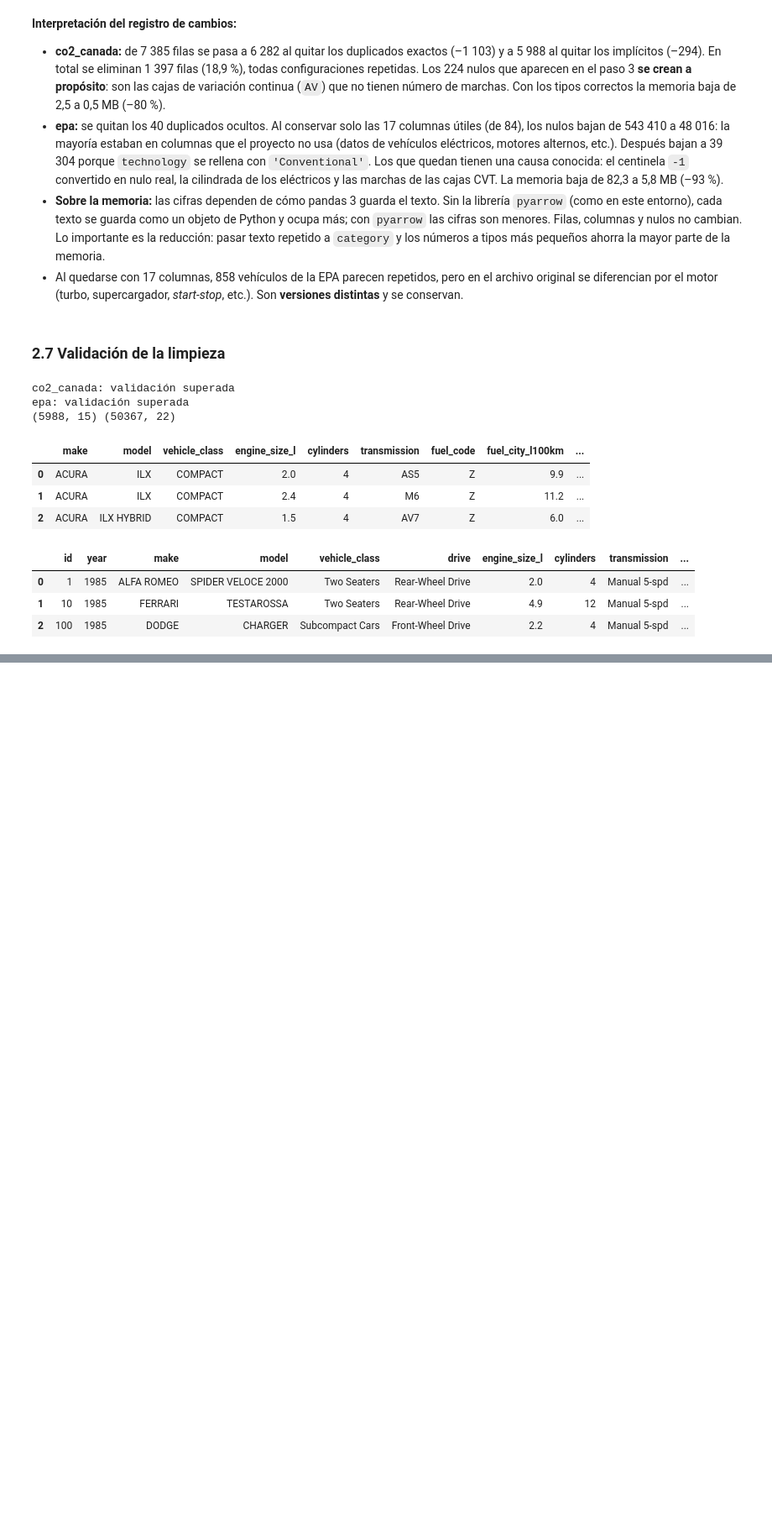
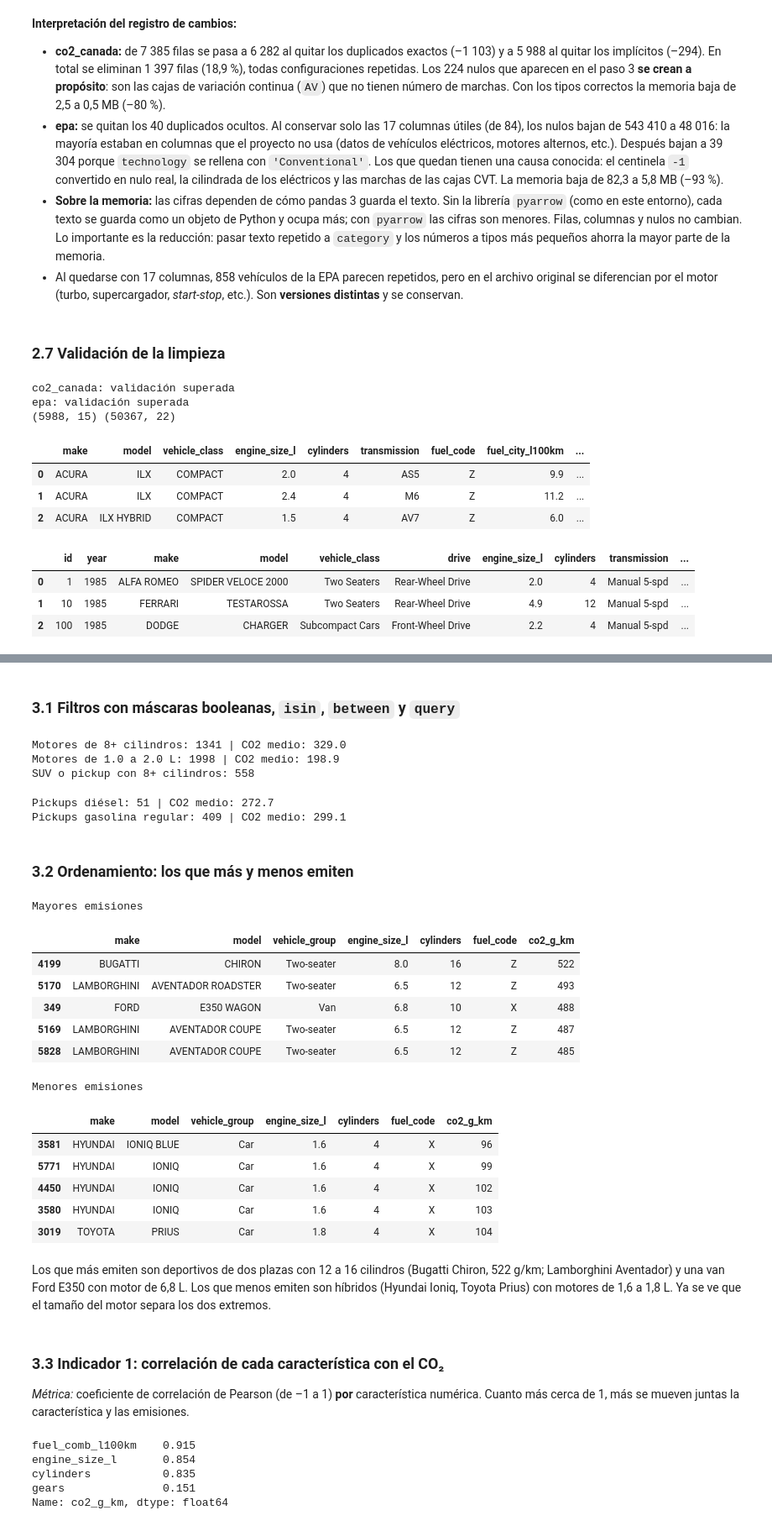
Before and after one commit to Sehuto96/emisiones-vehiculos-diagnostico, a Jupyter notebook: notebooks/data_preparation.ipynb, the cells around one changed output, grey strips where cells are left out. Shown at 84% size. Drawn from its saved outputs; the diff is of its cells as text; code cells hidden in the pictures; blank space fills up the shorter version.

```diff
--- a/notebooks/data_preparation.ipynb
+++ b/notebooks/data_preparation.ipynb
@@ -501,0 +506,69 @@ epa_clean.head(3)
+# %% [markdown]
+### 3.1 Filtros con máscaras booleanas, `isin`, `between` y `query`
+# %%
+# Máscara booleana: motores grandes (8 cilindros o más)
+motor_grande = co2_clean['cylinders'] >= 8
+# isin: SUV y pickups
+suv_pickup = co2_clean['vehicle_group'].isin(['SUV', 'Pickup'])
+# between: motores pequeños de 1.0 a 2.0 L (ambos incluidos)
+motor_pequeno = co2_clean['engine_size_l'].between(1.0, 2.0)
+
+print('Motores de 8+ cilindros:', motor_grande.sum(), '| CO2 medio:', round(co2_clean.loc[motor_grande, 'co2_g_km'].mean(), 1))
+print('Motores de 1.0 a 2.0 L:', motor_pequeno.sum(), '| CO2 medio:', round(co2_clean.loc[motor_pequeno, 'co2_g_km'].mean(), 1))
+print('SUV o pickup con 8+ cilindros:', (suv_pickup & motor_grande).sum())
+# %% [output]
+Motores de 8+ cilindros: 1341 | CO2 medio: 329.0
+Motores de 1.0 a 2.0 L: 1998 | CO2 medio: 198.9
+SUV o pickup con 8+ cilindros: 558
+# %%
+# query: pickups diésel frente a pickups de gasolina regular
+diesel_pickup = co2_clean.query('vehicle_group == "Pickup" and fuel_code == "D"')
+gas_pickup = co2_clean.query('vehicle_group == "Pickup" and fuel_code == "X"')
+print('Pickups diésel:', len(diesel_pickup), '| CO2 medio:', round(diesel_pickup['co2_g_km'].mean(), 1))
+print('Pickups gasolina regular:', len(gas_pickup), '| CO2 medio:', round(gas_pickup['co2_g_km'].mean(), 1))
+# %% [output]
+Pickups diésel: 51 | CO2 medio: 272.7
+Pickups gasolina regular: 409 | CO2 medio: 299.1
+# %% [markdown]
+### 3.2 Ordenamiento: los que más y menos emiten
+# %%
+cols_ver = ['make', 'model', 'vehicle_group', 'engine_size_l', 'cylinders', 'fuel_code', 'co2_g_km']
+print('Mayores emisiones')
+display(co2_clean.nlargest(5, 'co2_g_km')[cols_ver])
+print('Menores emisiones')
+display(co2_clean.nsmallest(5, 'co2_g_km')[cols_ver])
+# %% [output]
+Mayores emisiones
+|  | make | model | vehicle_group | engine_size_l | cylinders | fuel_code | co2_g_km |
+| 4199 | BUGATTI | CHIRON | Two-seater | 8.0 | 16 | Z | 522 |
+| 5170 | LAMBORGHINI | AVENTADOR ROADSTER | Two-seater | 6.5 | 12 | Z | 493 |
+| 349 | FORD | E350 WAGON | Van | 6.8 | 10 | X | 488 |
+| 5169 | LAMBORGHINI | AVENTADOR COUPE | Two-seater | 6.5 | 12 | Z | 487 |
+| 5828 | LAMBORGHINI | AVENTADOR COUPE | Two-seater | 6.5 | 12 | Z | 485 |
+Menores emisiones
+|  | make | model | vehicle_group | engine_size_l | cylinders | fuel_code | co2_g_km |
+| 3581 | HYUNDAI | IONIQ BLUE | Car | 1.6 | 4 | X | 96 |
+| 5771 | HYUNDAI | IONIQ | Car | 1.6 | 4 | X | 99 |
+| 4450 | HYUNDAI | IONIQ | Car | 1.6 | 4 | X | 102 |
+| 3580 | HYUNDAI | IONIQ | Car | 1.6 | 4 | X | 103 |
+| 3019 | TOYOTA | PRIUS | Car | 1.8 | 4 | X | 104 |
+# %% [markdown]
+Los que más emiten son deportivos de dos plazas con 12 a 16 cilindros (Bugatti Chiron, 522 g/km; Lamborghini Aventador) y una van Ford E350 con motor de 6,8 L. Los que menos emiten son híbridos (Hyundai Ioniq, Toyota Prius) con motores de 1,6 a 1,8 L. Ya se ve que el tamaño del motor separa los dos extremos.
+# %% [markdown]
+### 3.3 Indicador 1: correlación de cada característica con el CO₂
+
+*Métrica:* coeficiente de correlación de Pearson (de –1 a 1) **por** característica numérica. Cuanto más cerca de 1, más se mueven juntas la característica y las emisiones.
+# %%
+indicador_corr = (co2_clean[['engine_size_l', 'cylinders', 'fuel_comb_l100km', 'gears', 'co2_g_km']]
+                  .astype('float64')
+                  .corr()['co2_g_km']
+                  .drop('co2_g_km')
+                  .sort_values(ascending=False)
+                  .round(3))
+indicador_corr
+# %% [output]
+fuel_comb_l100km    0.915
+engine_size_l       0.854
+cylinders           0.835
+gears               0.151
+Name: co2_g_km, dtype: float64
```
Also changed, not shown: parts of 20 cells of this notebook.
